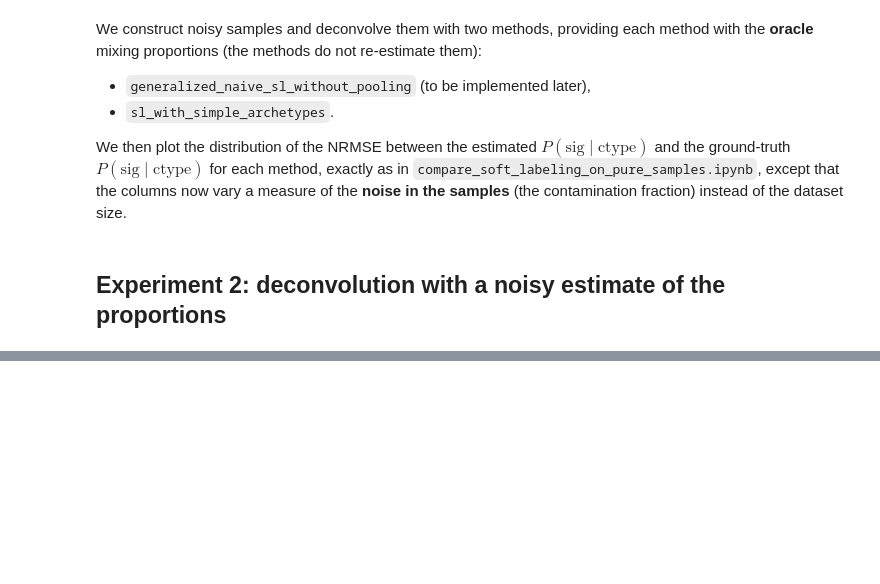
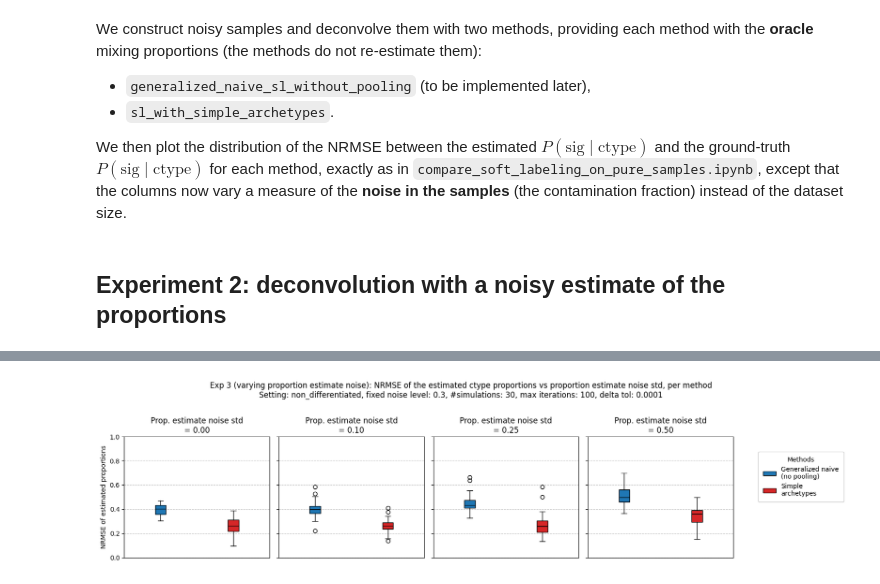
Before and after one commit to CompEpigen/syto, a Jupyter notebook: EDA/extract_soft_labels_from_noisy_samples/compare_soft_labeling_on_noisy_samples.ipynb, the cells around one changed output, grey strips where cells are left out. Cells and saved outputs as stored; diff of their text form; code cells hidden in the pictures; blank space fills up the shorter version.

```diff
--- a/EDA/extract_soft_labels_from_noisy_samples/compare_soft_labeling_on_noisy_samples.ipynb
+++ b/EDA/extract_soft_labels_from_noisy_samples/compare_soft_labeling_on_noisy_samples.ipynb
@@ -780,0 +1245,61 @@ plt.show()
+# %%
+# Plot the NRMSE of the estimated proportions for Experiment 3
+fig, axes = plt.subplots(
+    1,
+    len(prop_estimate_noise_grid),
+    figsize=(4 * len(prop_estimate_noise_grid), 4),
+    sharey=True,
+)
+if len(prop_estimate_noise_grid) == 1:
+    axes = [axes]
+
+for col_idx, prop_noise in enumerate(prop_estimate_noise_grid):
+    ax = axes[col_idx]
+    data_to_plot = [
+        results_exp3_proportions[prop_noise][method] for method in methods_exp3
+    ]
+    bp = ax.boxplot(data_to_plot, patch_artist=True)
+    for patch, color in zip(bp["boxes"], colors_exp3):
+        patch.set_facecolor(color)
+    for median in bp["medians"]:
+        median.set_color("black")
+    ax.set_ylim(0, 1.0)
+    ax.grid(axis="y", linestyle="--", alpha=0.7)
+    ax.set_xticks([])
+    ax.set_title(f"Prop. estimate noise std\n= {prop_noise:.2f}")
+    if col_idx == 0:
+        ax.set_ylabel("NRMSE of estimated proportions")
+
+legend_handles = [
+    Patch(facecolor=color, edgecolor="black", label=label)
+    for color, label in zip(colors_exp3, method_labels_exp3)
+]
+fig.legend(
+    handles=legend_handles,
+    title="Methods",
+    loc="center left",
+    bbox_to_anchor=(0.9, 0.5),
+    frameon=True,
+    fancybox=True,
+    framealpha=1.0,
+    borderpad=0.8,
+)
+fig.suptitle(
+    "Exp 3 (varying proportion estimate noise): NRMSE of the estimated ctype proportions vs "
+    "proportion estimate noise std, per method"
+    f"\nSetting: {SETTING}, fixed noise level: {FIXED_NOISE_LEVEL}, "
+    f"#simulations: {N_SIMULATIONS}, "
+    f"max iterations: {MAX_NUM_ITERATIONS}, delta tol: {DELTA_TOL}",
+    y=1.02,
+)
+plt.savefig(
+    Path(
+        f"./output/noisy_samples_varying_prop_noise_ctype_prop_nrmse_setting={SETTING}_noisy-samples={N_NOISY_SAMPLES}_"
+        f"sample-size={SAMPLE_SIZE}_max-iterations={MAX_NUM_ITERATIONS}_delta-tol={DELTA_TOL}_fixed-noise-level={FIXED_NOISE_LEVEL}.pdf"
+    ),
+    bbox_inches="tight",
+)
+plt.tight_layout(rect=[0, 0, 0.88, 1])
+plt.show()
+# %% [output]
+[figure, added]
```
Also changed, not shown: parts of 39 cells of this notebook, 1 other file.
